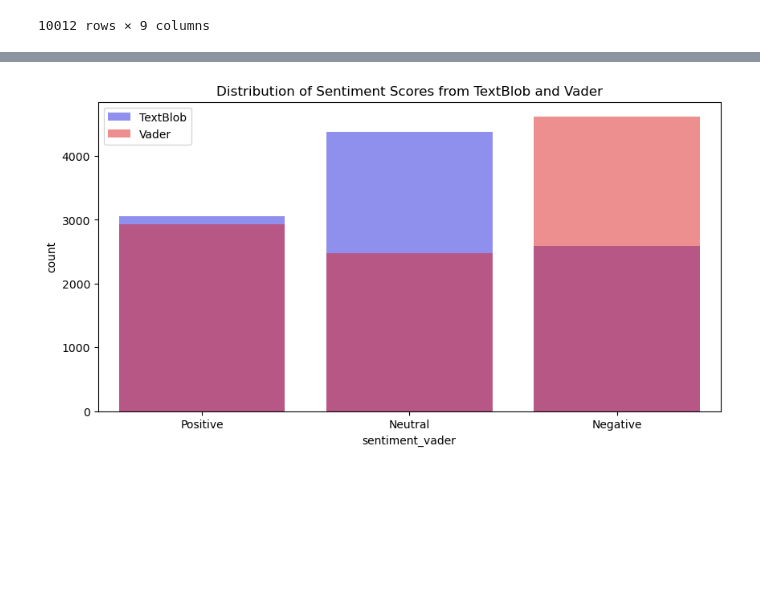
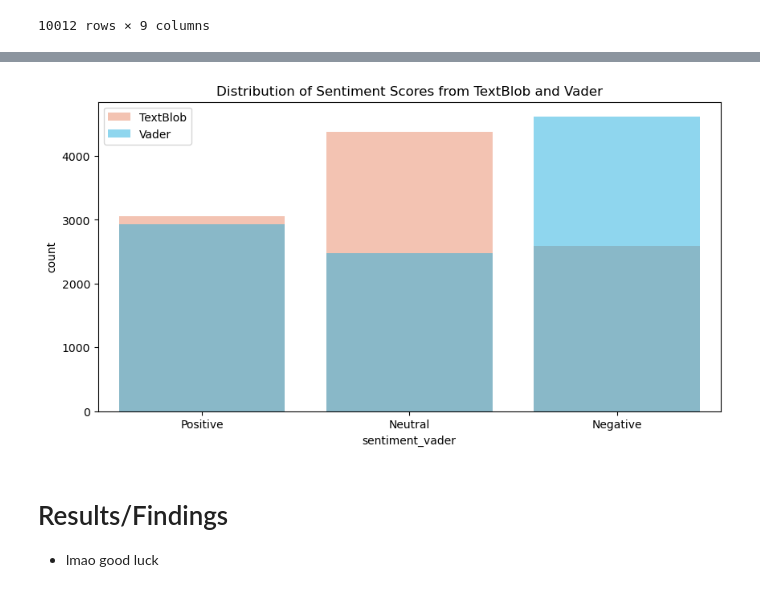
Before and after one commit to finnleyo/final-project-team-teal, a Jupyter notebook: final_project.ipynb, the cells around one changed output, grey strips where cells are left out. Cells and saved outputs as stored; diff of their text form; code cells hidden in the pictures; blank space fills up the shorter version.

Commit message:
cleaned lmao

```diff
--- a/final_project.ipynb
+++ b/final_project.ipynb
@@ -68,16 +84,0 @@ Requirement already satisfied: tqdm in /opt/conda/lib/python3.10/site-packages (
-# %%
-# write your code here: this is the sentiment analysis for the comments
-
-from textblob import TextBlob
-
-def get_sentiment(text):
-    analysis = TextBlob(text)
-    if analysis.sentiment.polarity > 0:
-        return 'positive'
-    elif analysis.sentiment.polarity == 0:
-        return 'neutral'
-    else:
-        return 'negative'
-
-sentiment = df[" tweet"].apply(get_sentiment)
-sentiment
@@ -104,3 +84,0 @@ def generate_ngrams(text, n):
-# %%
-df["n_grams"] =df[" tweet"].apply(lambda x: generate_ngrams (x, n=2))
-df["n_grams"]
@@ -163,14 +126,0 @@ import re
-# %%
-# Define a function for sentiment analysis using NLTK's Vader
-from nltk.sentiment.vader import SentimentIntensityAnalyzer
-
-def get_sentiment_vader(text):
-    sia = SentimentIntensityAnalyzer()
-    sentiment = sia.polarity_scores(text)
-
-    if sentiment['compound'] > 0.05:
-        return "Positive"
-    elif sentiment['compound'] < -0.05:
-        return "Negative"
-    else:
-        return "Neutral"
@@ -328,12 +257,12 @@ df
 # %%
 import matplotlib.pyplot as plt
 import seaborn as sns
 
 plt.figure(figsize=(10, 5))
-sns.countplot(x="sentiment_textblob", data=df, label="TextBlob", color='blue', alpha=0.5)
-sns.countplot(x="sentiment_vader", data=df, label="Vader", color='red', alpha=0.5)
+sns.countplot(x="sentiment_textblob", data=df, label="TextBlob", color='coral', alpha=0.5)
+sns.countplot(x="sentiment_vader", data=df, label="Vader", color='deepskyblue', alpha=0.5)
 plt.legend()
 plt.title('Distribution of Sentiment Scores from TextBlob and Vader')
 plt.show()
 # %% [output]
-[figure, old version]
+[figure, new version]
@@ -339,0 +271,3 @@ plt.show()
+# %% [markdown]
+# Results/Findings
+- lmao good luck
```
Also changed, not shown: parts of 29 cells of this notebook.
